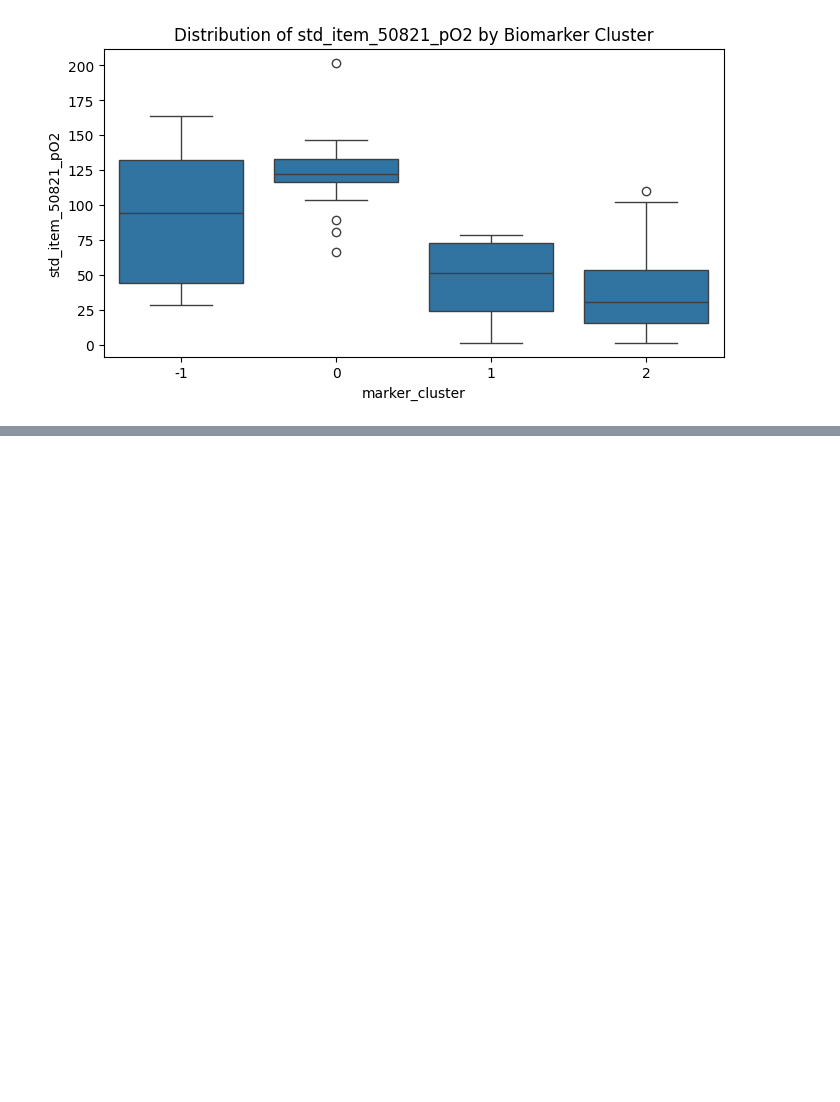
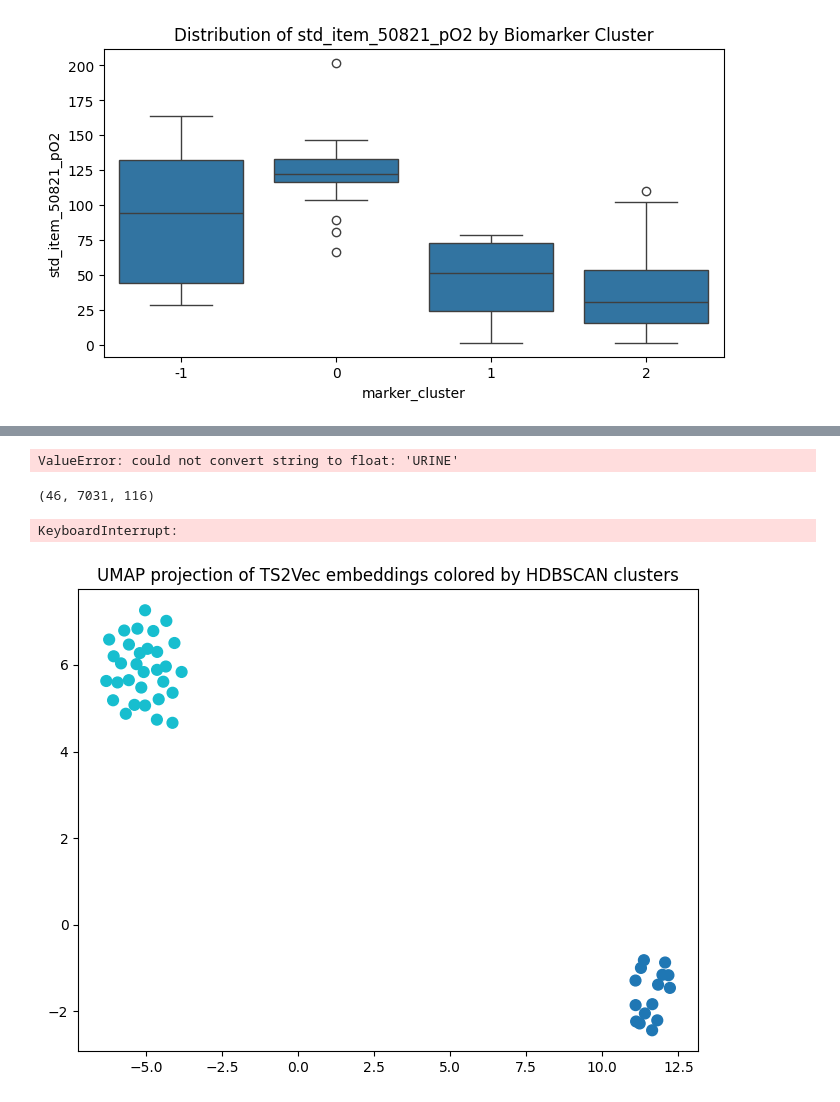
Before and after one commit to Aditya-2204/AI-Discovery-of-Novel-Longitudinal-Disease-Phenotypes-in-Electronic-Health-Records, a Jupyter notebook: marker_stat_pheno_mappings.ipynb, the cells around one changed output, grey strips where cells are left out. Drawn from its saved outputs; the diff is of its cells as text; code cells hidden in the pictures; blank space fills up the shorter version.

Commit message:
Added TS2Vec Graph of new phenotype

```diff
--- a/marker_stat_pheno_mappings.ipynb
+++ b/marker_stat_pheno_mappings.ipynb
@@ -137,0 +172,18 @@ for feat in top_features:
+# %%
+groups = df_timeseries_patient.groupby('subject_id')
+
+sequences = []
+for subject_id, group in groups:
+  sorted_group = group.sort_values('charttime')
+  features = sorted_group.drop(['subject_id', 'hadm_id','charttime','chartdate'],axis=1)
+  sequences.append(features)
+# %%
+from tensorflow.keras.preprocessing.sequence import pad_sequences
+
+padded = pad_sequences(sequences, padding='post', dtype='float32')
+# %% [output]
+ValueError: could not convert string to float: 'URINE'
+# %%
+padded.shape
+# %% [output]
+(46, 7031, 116)
@@ -137,0 +199,30 @@ for feat in top_features:
+# %%
+from ts2vec import TS2Vec
+import torch
+
+model = TS2Vec(input_dims=padded.shape[-1], device='cuda',batch_size=16)
+
+MAX_LEN = 512
+padded = padded[:, :MAX_LEN, :]
+model.fit(padded)
+
+embeddings = model.encode(padded, encoding_window='full_series')
+# %% [output]
+KeyboardInterrupt:
+# %%
+import hdbscan
+
+clusterer = hdbscan.HDBSCAN(min_cluster_size=5)
+labels = clusterer.fit_predict(embeddings)
+# %%
+from umap import UMAP
+import matplotlib.pyplot as plt
+
+umap_proj = UMAP(n_components=2, random_state=42).fit_transform(embeddings)
+
+plt.figure(figsize=(8,6))
+plt.scatter(umap_proj[:,0], umap_proj[:,1], c=labels, cmap='tab10', s=60)
+plt.title('UMAP projection of TS2Vec embeddings colored by HDBSCAN clusters')
+plt.show()
+# %% [output]
+[figure, added]
```
Also changed, not shown: parts of 20 cells of this notebook.
